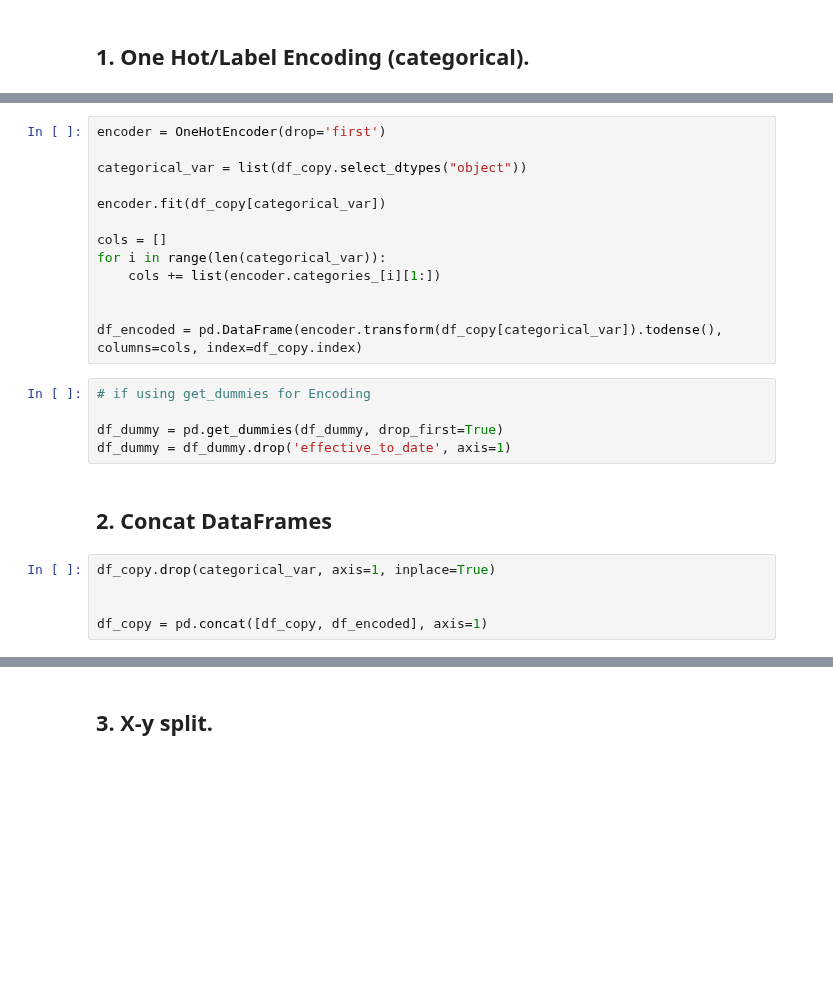
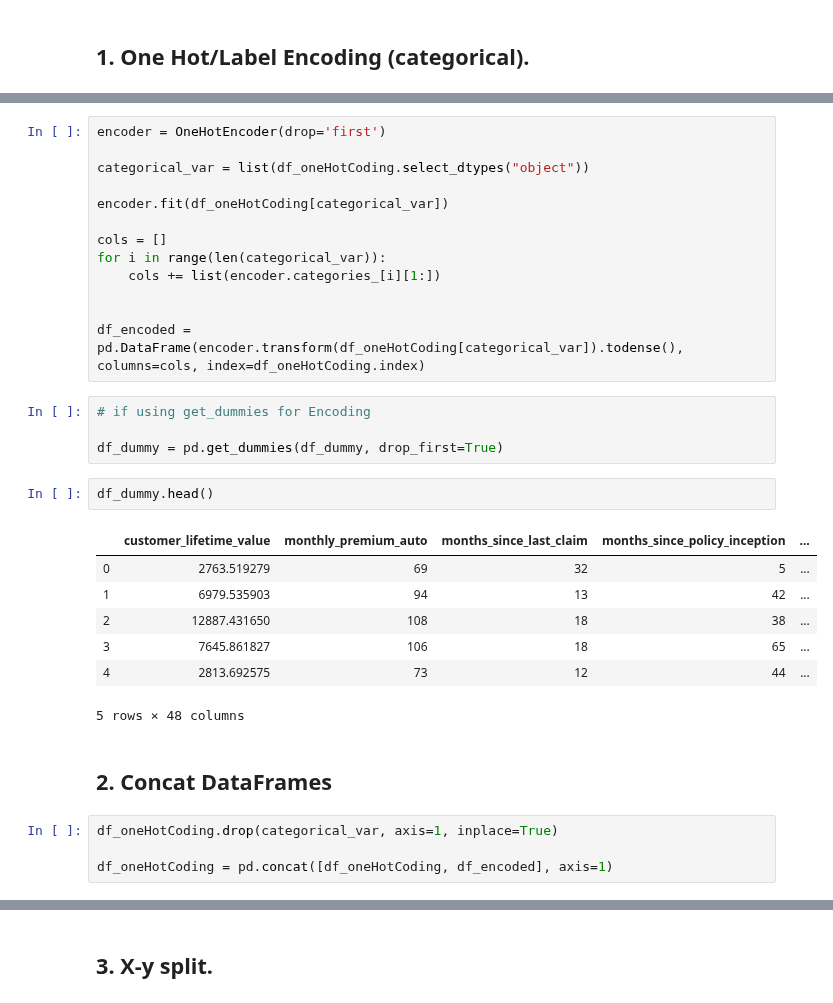
Before and after one commit to dooinn/lab-customer-analysis-round-5, a Jupyter notebook: lab-customer-analysis-round-5-and-6.ipynb, the cells around one changed output, grey strips where cells are left out. Drawn from its saved outputs; the diff is of its cells as text; blank space fills up the shorter version.

```diff
--- a/lab-customer-analysis-round-5-and-6.ipynb
+++ b/lab-customer-analysis-round-5-and-6.ipynb
@@ -187,25 +228,33 @@ list(df_copy.select_dtypes("object"))
 # %%
 encoder = OneHotEncoder(drop='first')
 
-categorical_var = list(df_copy.select_dtypes("object"))
+categorical_var = list(df_oneHotCoding.select_dtypes("object"))
 
-encoder.fit(df_copy[categorical_var])
+encoder.fit(df_oneHotCoding[categorical_var])
 
 cols = []
 for i in range(len(categorical_var)):
     cols += list(encoder.categories_[i][1:])
 
 
-df_encoded = pd.DataFrame(encoder.transform(df_copy[categorical_var]).todense(), columns=cols, index=df_copy.index)
+df_encoded = pd.DataFrame(encoder.transform(df_oneHotCoding[categorical_var]).todense(), columns=cols, index=df_oneHotCoding.index)
 # %%
 # if using get_dummies for Encoding
 
 df_dummy = pd.get_dummies(df_dummy, drop_first=True)
-df_dummy = df_dummy.drop('effective_to_date', axis=1)
+# %%
+df_dummy.head()
+# %% [output]
+|  | customer_lifetime_value | monthly_premium_auto | months_since_last_claim | months_since_policy_inception | ... |
+| 0 | 2763.519279 | 69 | 32 | 5 | ... |
+| 1 | 6979.535903 | 94 | 13 | 42 | ... |
+| 2 | 12887.431650 | 108 | 18 | 38 | ... |
+| 3 | 7645.861827 | 106 | 18 | 65 | ... |
+| 4 | 2813.692575 | 73 | 12 | 44 | ... |
+5 rows × 48 columns
 # %% [markdown]
 ## 2. Concat DataFrames
 # %%
-df_copy.drop(categorical_var, axis=1, inplace=True)
+df_oneHotCoding.drop(categorical_var, axis=1, inplace=True)
 
-
-df_copy = pd.concat([df_copy, df_encoded], axis=1)
+df_oneHotCoding = pd.concat([df_oneHotCoding, df_encoded], axis=1)
```
Also changed, not shown: parts of 11 cells of this notebook.
